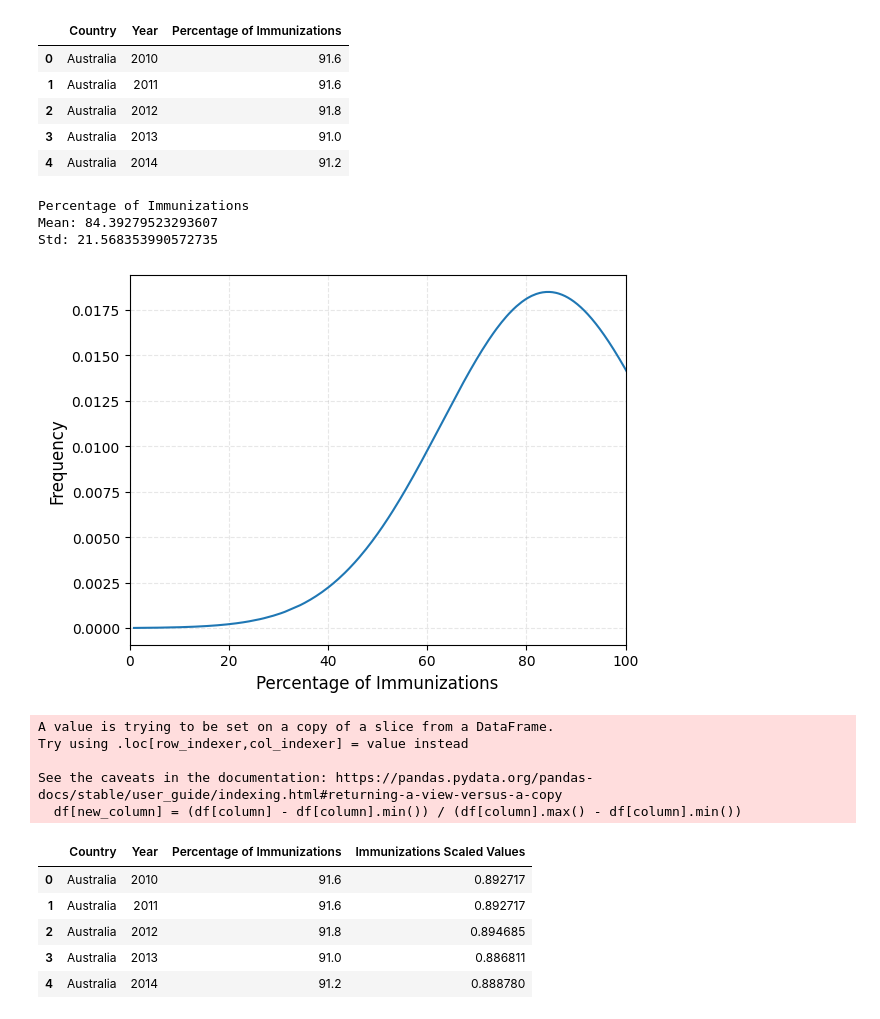
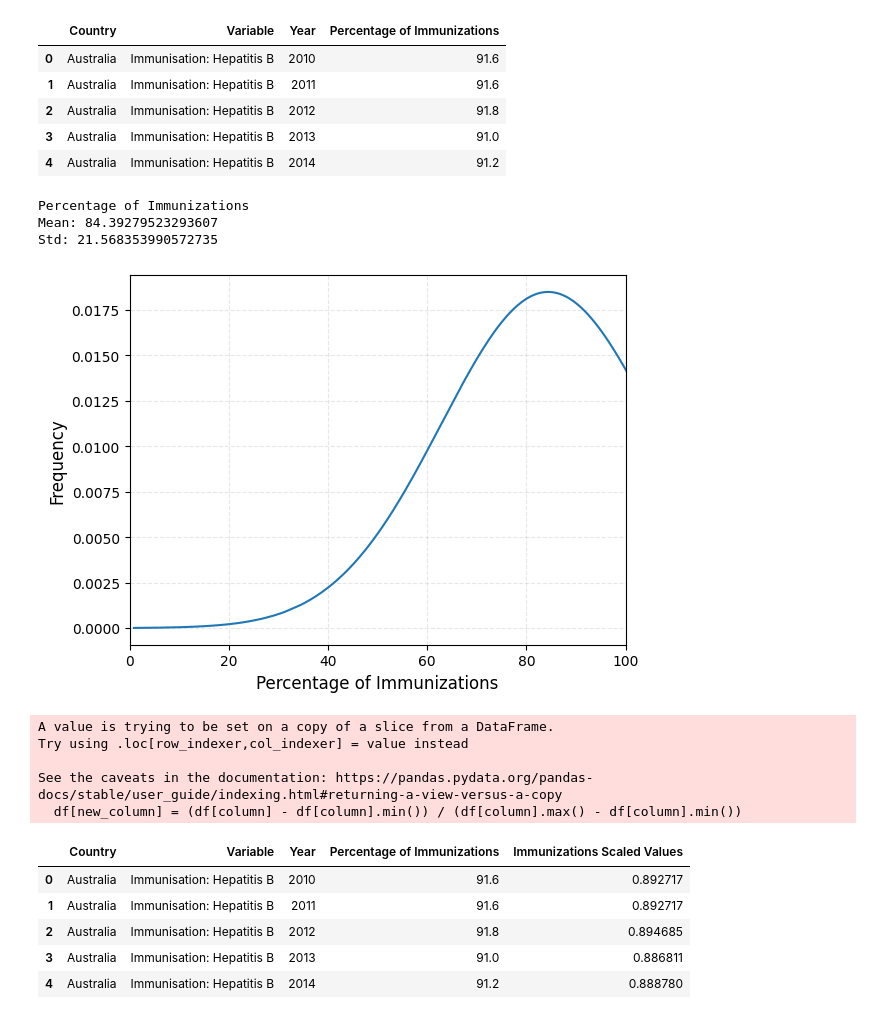
Before and after one commit to mko02/BeastCancer, a Jupyter notebook: ImmunizationsAnalysis.ipynb, the cells around one changed output. Drawn from its saved outputs; the diff is of its cells as text; code cells hidden in the pictures.

```diff
--- a/ImmunizationsAnalysis.ipynb
+++ b/ImmunizationsAnalysis.ipynb
@@ -16,15 +16,15 @@ immunizations.head()
 | 3 | ACATHEPB | Immunisation: Hepatitis B | ENFANTTX | % of children immunised | AUS | Australia | 2013 | 2013 | 91.0 | ... |
 | 4 | ACATHEPB | Immunisation: Hepatitis B | ENFANTTX | % of children immunised | AUS | Australia | 2014 | 2014 | 91.2 | ... |
 # %%
-importantData = immunizations[["Country", "Year", "Percentage of Immunizations"]]
+importantData = immunizations[["Country", "Variable", "Year", "Percentage of Immunizations"]]
 importantData.head()
 # %% [output]
-|  | Country | Year | Percentage of Immunizations |
-| 0 | Australia | 2010 | 91.6 |
-| 1 | Australia | 2011 | 91.6 |
-| 2 | Australia | 2012 | 91.8 |
-| 3 | Australia | 2013 | 91.0 |
-| 4 | Australia | 2014 | 91.2 |
+|  | Country | Variable | Year | Percentage of Immunizations |
+| 0 | Australia | Immunisation: Hepatitis B | 2010 | 91.6 |
+| 1 | Australia | Immunisation: Hepatitis B | 2011 | 91.6 |
+| 2 | Australia | Immunisation: Hepatitis B | 2012 | 91.8 |
+| 3 | Australia | Immunisation: Hepatitis B | 2013 | 91.0 |
+| 4 | Australia | Immunisation: Hepatitis B | 2014 | 91.2 |
 # %%
 xCol = "Percentage of Immunizations"
 valueMean, valueStd = dist.dist_info(importantData, xCol)
@@ -41,9 +41,9 @@ Try using .loc[row_indexer,col_indexer] = value instead
 
 See the caveats in the documentation: https://pandas.pydata.org/pandas-docs/stable/user_guide/indexing.html#returning-a-view-versus-a-copy
   df[new_column] = (df[column] - df[column].min()) / (df[column].max() - df[column].min())
-|  | Country | Year | Percentage of Immunizations | Immunizations Scaled Values |
-| 0 | Australia | 2010 | 91.6 | 0.892717 |
-| 1 | Australia | 2011 | 91.6 | 0.892717 |
-| 2 | Australia | 2012 | 91.8 | 0.894685 |
-| 3 | Australia | 2013 | 91.0 | 0.886811 |
-| 4 | Australia | 2014 | 91.2 | 0.888780 |
+|  | Country | Variable | Year | Percentage of Immunizations | Immunizations Scaled Values |
+| 0 | Australia | Immunisation: Hepatitis B | 2010 | 91.6 | 0.892717 |
+| 1 | Australia | Immunisation: Hepatitis B | 2011 | 91.6 | 0.892717 |
+| 2 | Australia | Immunisation: Hepatitis B | 2012 | 91.8 | 0.894685 |
+| 3 | Australia | Immunisation: Hepatitis B | 2013 | 91.0 | 0.886811 |
+| 4 | Australia | Immunisation: Hepatitis B | 2014 | 91.2 | 0.888780 |
```
Also changed, not shown: parts of 3 cells of this notebook, 1 other file.
